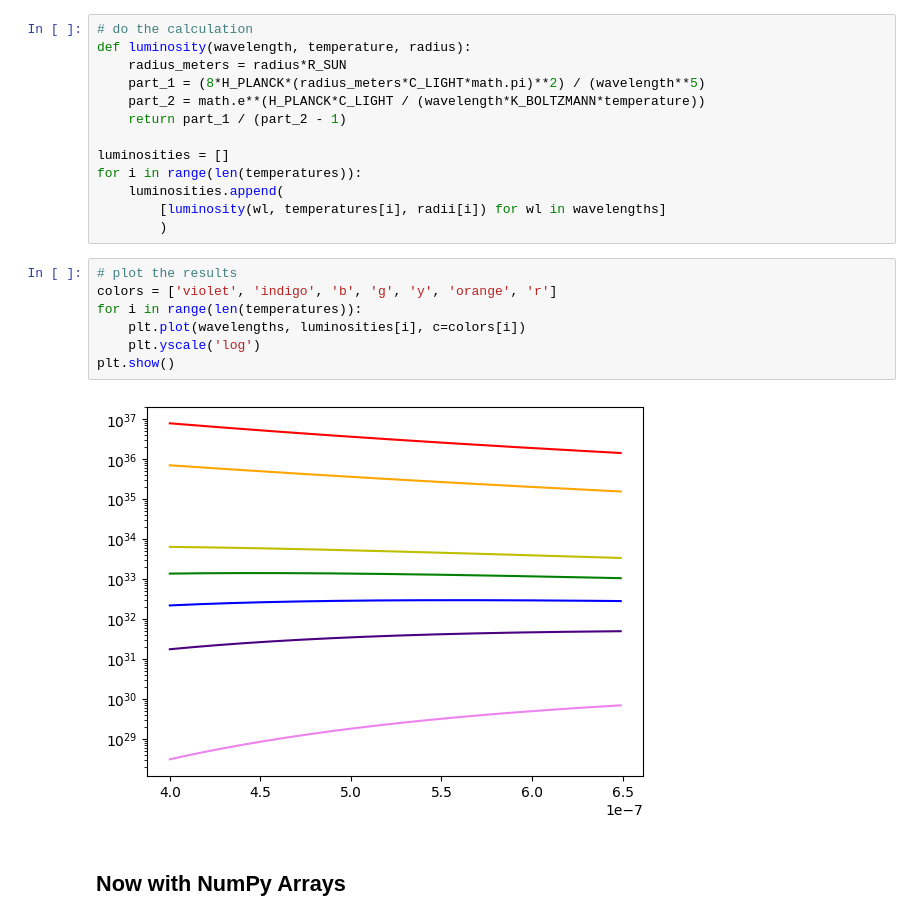
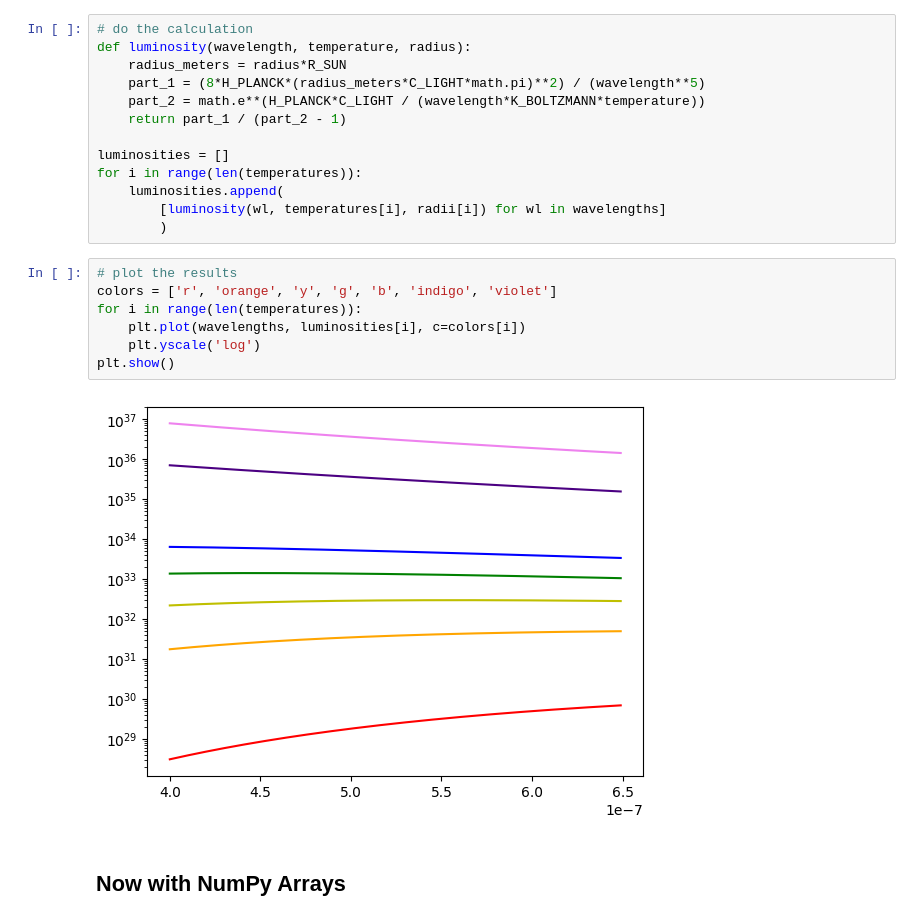
Before and after one commit to ASTR154/scientific-programming, a Jupyter notebook: scientific-programming.ipynb, the cells around one changed output. Cells and saved outputs as stored; diff of their text form.

Commit message:
Fixed colors to be align with temperature

```diff
--- a/scientific-programming.ipynb
+++ b/scientific-programming.ipynb
@@ -56,13 +56,13 @@ for i in range(len(temperatures)):
         )
 # %%
 # plot the results
-colors = ['violet', 'indigo', 'b', 'g', 'y', 'orange', 'r']
+colors = ['r', 'orange', 'y', 'g', 'b', 'indigo', 'violet']
 for i in range(len(temperatures)):
     plt.plot(wavelengths, luminosities[i], c=colors[i])
     plt.yscale('log')
 plt.show()
 # %% [output]
-[figure, old version]
+[figure, new version]
 # %% [markdown]
 ## Now with NumPy Arrays
 # %%
```
Also changed, not shown: parts of 5 cells of this notebook.
